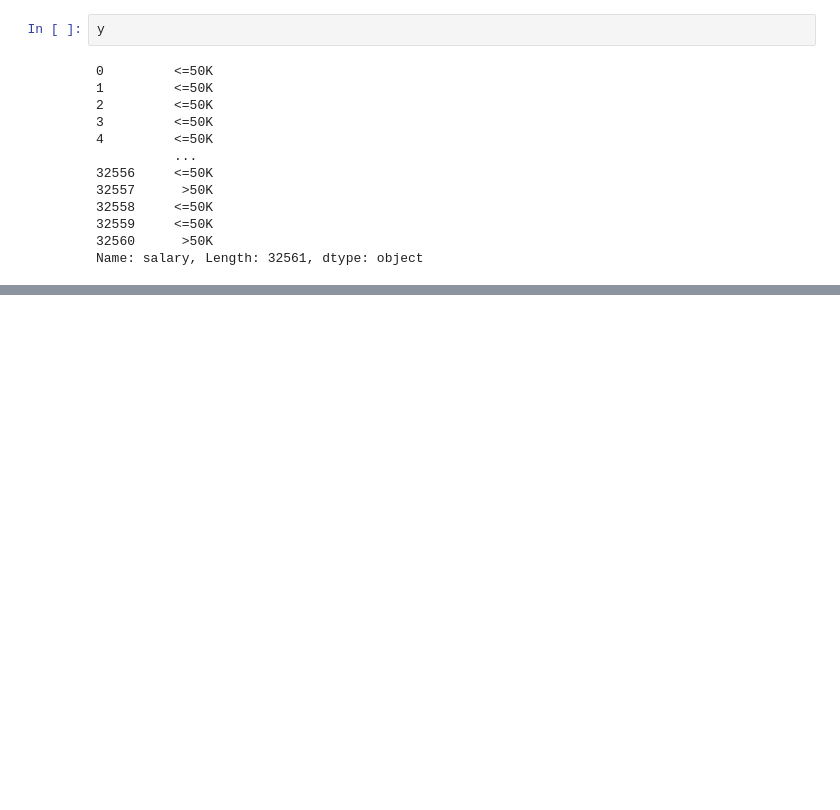
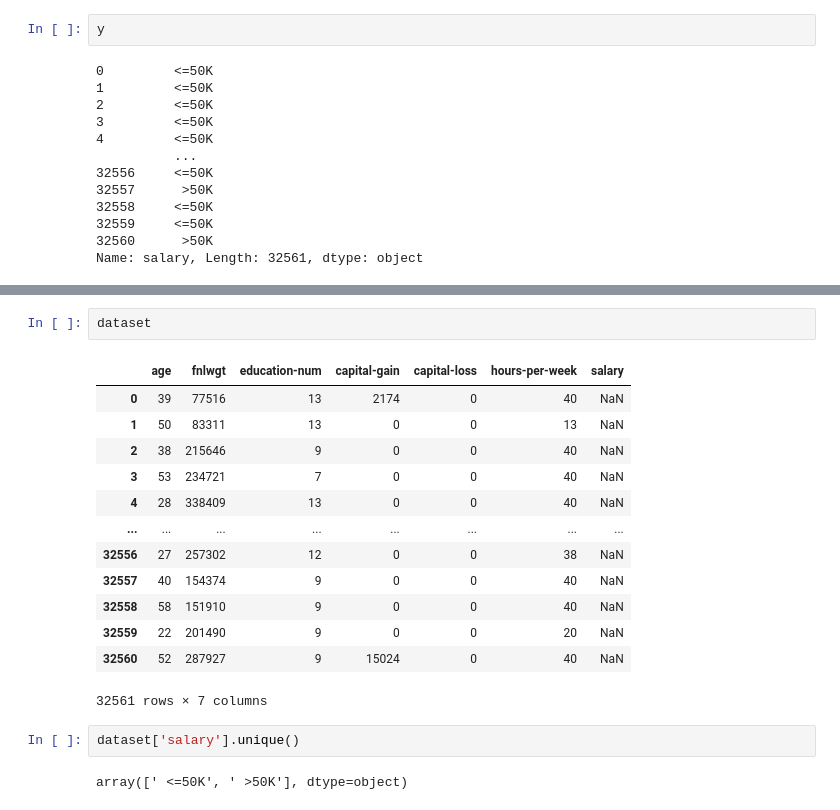
Before and after one commit to Reshmykris/Day10_DS_ML, a Jupyter notebook: Day10_RFC.ipynb, the cells around one changed output, grey strips where cells are left out. Cells and saved outputs as stored; diff of their text form; blank space fills up the shorter version.

```diff
--- a/Day10_RFC.ipynb
+++ b/Day10_RFC.ipynb
@@ -175,0 +202,20 @@ Name: salary, Length: 32561, dtype: object
+# %%
+dataset
+# %% [output]
+|  | age | fnlwgt | education-num | capital-gain | capital-loss | hours-per-week | salary |
+| 0 | 39 | 77516 | 13 | 2174 | 0 | 40 | NaN |
+| 1 | 50 | 83311 | 13 | 0 | 0 | 13 | NaN |
+| 2 | 38 | 215646 | 9 | 0 | 0 | 40 | NaN |
+| 3 | 53 | 234721 | 7 | 0 | 0 | 40 | NaN |
+| 4 | 28 | 338409 | 13 | 0 | 0 | 40 | NaN |
+| ... | ... | ... | ... | ... | ... | ... | ... |
+| 32556 | 27 | 257302 | 12 | 0 | 0 | 38 | NaN |
+| 32557 | 40 | 154374 | 9 | 0 | 0 | 40 | NaN |
+| 32558 | 58 | 151910 | 9 | 0 | 0 | 40 | NaN |
+| 32559 | 22 | 201490 | 9 | 0 | 0 | 20 | NaN |
+| 32560 | 52 | 287927 | 9 | 15024 | 0 | 40 | NaN |
+32561 rows × 7 columns
+# %%
+dataset['salary'].unique()
+# %% [output]
+array([' <=50K', ' >50K'], dtype=object)
```
Also changed, not shown: parts of 9 cells of this notebook.
